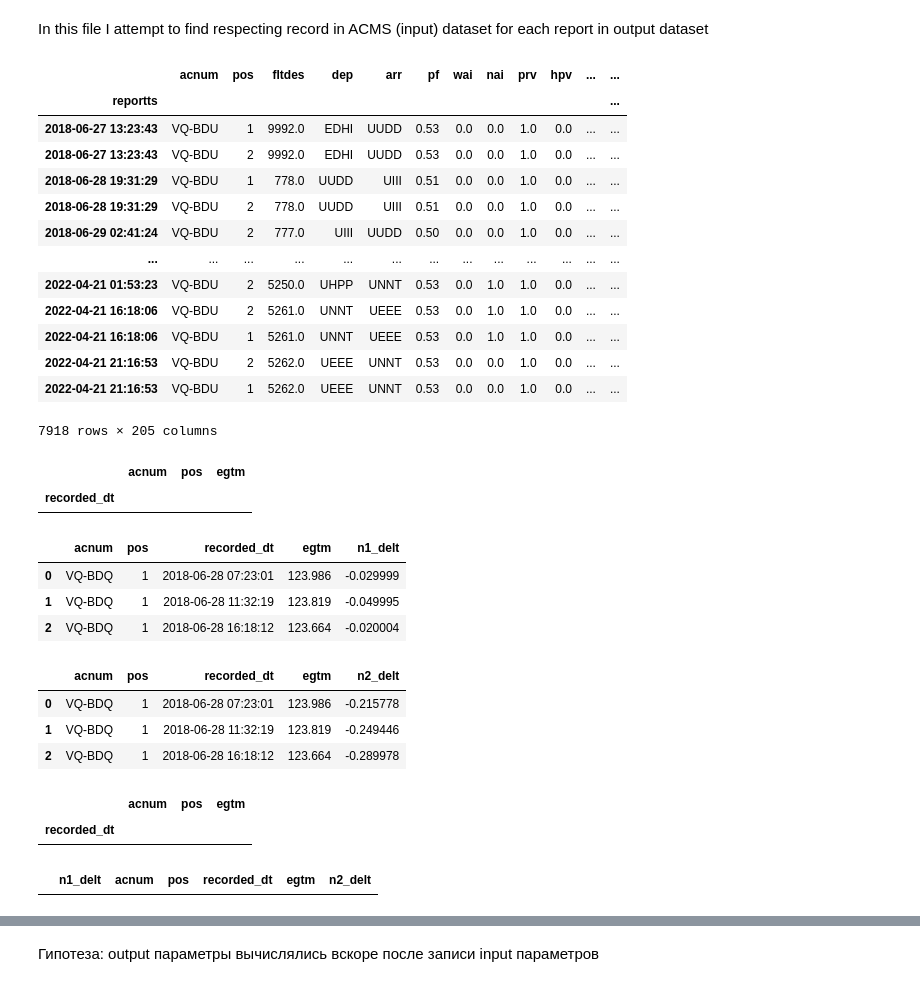
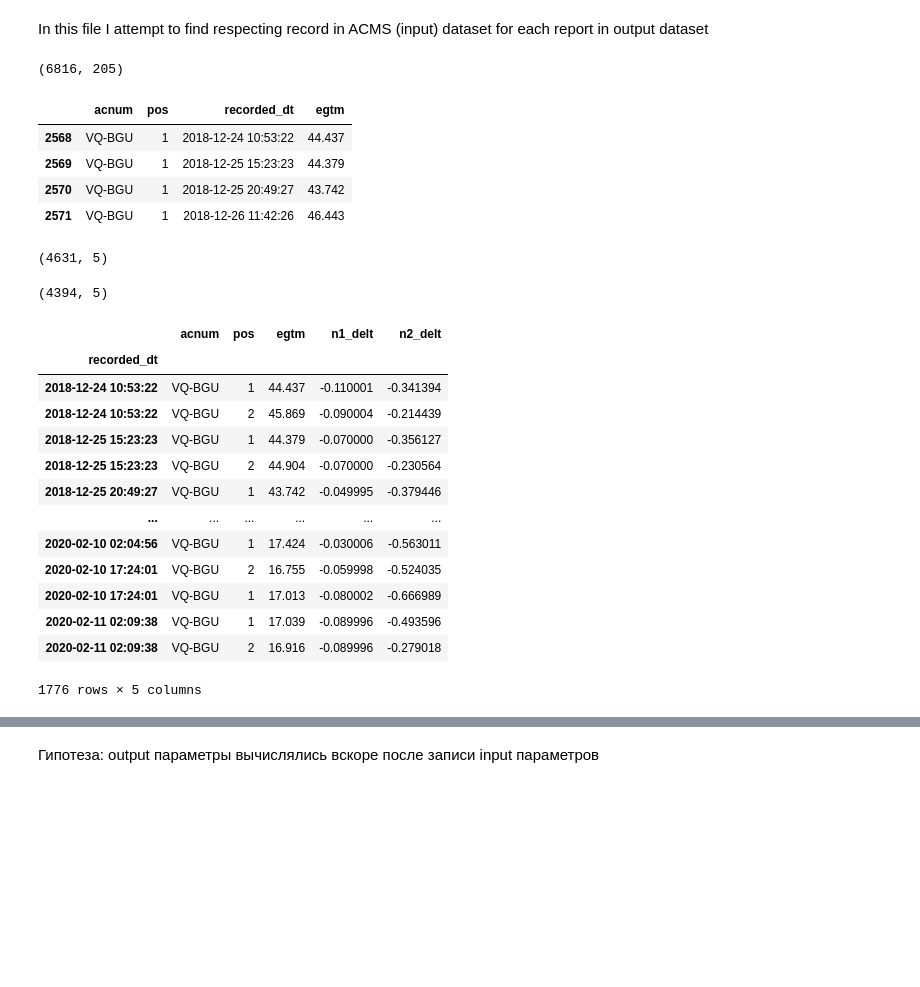
Before and after one commit to skeptlk/ecm, a Jupyter notebook: merge_output_one_to_one.ipynb, the cells around one changed output, grey strips where cells are left out. Saved outputs shown, nothing was run; the diff lists cells and outputs as text; code cells hidden in the pictures; blank space fills up the shorter version.

```diff
--- a/merge_output_one_to_one.ipynb
+++ b/merge_output_one_to_one.ipynb
@@ -4,36 +4,23 @@ In this file I attempt to find respecting record in ACMS (input) dataset for eac
 import matplotlib.pyplot as plt
 import pandas as pd
 # %%
-acms = pd.read_csv('./data/neo_takeoff_202403250023.csv', parse_dates=['reportts'], low_memory=False) \
+acms_full = pd.read_csv('./data/neo_takeoff_202403260034.csv', parse_dates=['reportts'], low_memory=False) \
     .drop(columns=[
         'processedts',
     ])
 
-acnum = 'VQ-BDU'
+acnum = 'VQ-BGU'
 # takeoff_reportname = 'A320 ENGINE TAKE OFF REPORT'
 takeoff_reportname = 'A321 ENGINE TAKE OFF REPORT'
 
-acms = acms[(acms['acnum'] == acnum) & (acms['reportname'] == takeoff_reportname)] \
+acms = acms_full.query(f'acnum=="{acnum}" and reportname=="{takeoff_reportname}"') \
     .drop(columns=['reportname']) \
     .set_index('reportts') \
     .sort_index()
 
-acms
+acms.shape
 # %% [output]
-|  | acnum | pos | fltdes | dep | arr | pf | wai | nai | prv | hpv | ... | ... |
-| reportts |  |  |  |  |  |  |  |  |  |  |  | ... |
-| 2018-06-27 13:23:43 | VQ-BDU | 1 | 9992.0 | EDHI | UUDD | 0.53 | 0.0 | 0.0 | 1.0 | 0.0 | ... | ... |
-| 2018-06-27 13:23:43 | VQ-BDU | 2 | 9992.0 | EDHI | UUDD | 0.53 | 0.0 | 0.0 | 1.0 | 0.0 | ... | ... |
-| 2018-06-28 19:31:29 | VQ-BDU | 1 | 778.0 | UUDD | UIII | 0.51 | 0.0 | 0.0 | 1.0 | 0.0 | ... | ... |
-| 2018-06-28 19:31:29 | VQ-BDU | 2 | 778.0 | UUDD | UIII | 0.51 | 0.0 | 0.0 | 1.0 | 0.0 | ... | ... |
-| 2018-06-29 02:41:24 | VQ-BDU | 2 | 777.0 | UIII | UUDD | 0.50 | 0.0 | 0.0 | 1.0 | 0.0 | ... | ... |
-| ... | ... | ... | ... | ... | ... | ... | ... | ... | ... | ... | ... | ... |
-| 2022-04-21 01:53:23 | VQ-BDU | 2 | 5250.0 | UHPP | UNNT | 0.53 | 0.0 | 1.0 | 1.0 | 0.0 | ... | ... |
-| 2022-04-21 16:18:06 | VQ-BDU | 2 | 5261.0 | UNNT | UEEE | 0.53 | 0.0 | 1.0 | 1.0 | 0.0 | ... | ... |
-| 2022-04-21 16:18:06 | VQ-BDU | 1 | 5261.0 | UNNT | UEEE | 0.53 | 0.0 | 1.0 | 1.0 | 0.0 | ... | ... |
-| 2022-04-21 21:16:53 | VQ-BDU | 2 | 5262.0 | UEEE | UNNT | 0.53 | 0.0 | 0.0 | 1.0 | 0.0 | ... | ... |
-| 2022-04-21 21:16:53 | VQ-BDU | 1 | 5262.0 | UEEE | UNNT | 0.53 | 0.0 | 0.0 | 1.0 | 0.0 | ... | ... |
-7918 rows × 205 columns
+(6816, 205)
 # %%
 egtm_raw = pd.read_csv('./data/EGTM.csv', parse_dates=['RECORDED_DT']) \
     .drop(columns=['ESN']) \
@@ -47,14 +34,15 @@ egtm_raw = pd.read_csv('./data/EGTM.csv', parse_dates=['RECORDED_DT']) \
 
 egtm_raw['recorded_dt'] = pd.to_datetime(egtm_raw['recorded_dt'], format='%m/%d/%Y %I:%M:%S', errors='raise')
 
-egtm = egtm_raw[(egtm_raw['acnum'] == acnum)] \
-    .set_index('recorded_dt') \
-    .sort_index()
+egtm = egtm_raw[(egtm_raw['acnum'] == acnum)]
 
 egtm.head(4)
 # %% [output]
-|  | acnum | pos | egtm |
-| recorded_dt |  |  |  |
+|  | acnum | pos | recorded_dt | egtm |
+| 2568 | VQ-BGU | 1 | 2018-12-24 10:53:22 | 44.437 |
+| 2569 | VQ-BGU | 1 | 2018-12-25 15:23:23 | 44.379 |
+| 2570 | VQ-BGU | 1 | 2018-12-25 20:49:27 | 43.742 |
+| 2571 | VQ-BGU | 1 | 2018-12-26 11:42:26 | 46.443 |
 # %%
 n1_raw = pd.read_csv('./data/Data N1.csv', parse_dates=['RECORDED_DT']) \
     .drop(columns=['ESN']) \
@@ -67,12 +55,9 @@ n1_raw = pd.read_csv('./data/Data N1.csv', parse_dates=['RECORDED_DT']) \
     }) \
     .loc[:, :'n1_delt']
 
-n1_raw.head(3)
+n1_raw.shape
 # %% [output]
-|  | acnum | pos | recorded_dt | egtm | n1_delt |
-| 0 | VQ-BDQ | 1 | 2018-06-28 07:23:01 | 123.986 | -0.029999 |
-| 1 | VQ-BDQ | 1 | 2018-06-28 11:32:19 | 123.819 | -0.049995 |
-| 2 | VQ-BDQ | 1 | 2018-06-28 16:18:12 | 123.664 | -0.020004 |
+(4631, 5)
 # %%
 n2_raw = pd.read_csv('./data/Data N2.csv', parse_dates=['RECORDED_DT']) \
     .drop(columns=['ESN', 'ACC Valve Tprq mtr curr']) \
@@ -85,23 +70,31 @@ n2_raw = pd.read_csv('./data/Data N2.csv', parse_dates=['RECORDED_DT']) \
     }) \
     .loc[:, :'n2_delt']
 
-n2_raw.head(3)
+n2_raw.shape
 # %% [output]
-|  | acnum | pos | recorded_dt | egtm | n2_delt |
-| 0 | VQ-BDQ | 1 | 2018-06-28 07:23:01 | 123.986 | -0.215778 |
-| 1 | VQ-BDQ | 1 | 2018-06-28 11:32:19 | 123.819 | -0.249446 |
-| 2 | VQ-BDQ | 1 | 2018-06-28 16:18:12 | 123.664 | -0.289978 |
+(4394, 5)
-# %%
-egtm
-# %% [output]
-|  | acnum | pos | egtm |
-| recorded_dt |  |  |  |
 # %%
-egtm = pd.merge(egtm, n1_raw, on=['acnum', 'pos', 'egtm', 'recorded_dt'])
-egtm = pd.merge(egtm, n2_raw, on=['acnum', 'pos', 'egtm', 'recorded_dt'])
+if 'n1_delt' not in egtm.columns:
+  egtm = pd.merge(egtm, n1_raw, on=['acnum', 'pos', 'egtm', 'recorded_dt'])
+if 'n2_delt' not in egtm.columns:
+  egtm = pd.merge(egtm, n2_raw, on=['acnum', 'pos', 'egtm', 'recorded_dt'])
+egtm = egtm.set_index('recorded_dt').sort_index()
 egtm
 # %% [output]
-|  | n1_delt | acnum | pos | recorded_dt | egtm | n2_delt |
+|  | acnum | pos | egtm | n1_delt | n2_delt |
+| recorded_dt |  |  |  |  |  |
+| 2018-12-24 10:53:22 | VQ-BGU | 1 | 44.437 | -0.110001 | -0.341394 |
+| 2018-12-24 10:53:22 | VQ-BGU | 2 | 45.869 | -0.090004 | -0.214439 |
+| 2018-12-25 15:23:23 | VQ-BGU | 1 | 44.379 | -0.070000 | -0.356127 |
+| 2018-12-25 15:23:23 | VQ-BGU | 2 | 44.904 | -0.070000 | -0.230564 |
+| 2018-12-25 20:49:27 | VQ-BGU | 1 | 43.742 | -0.049995 | -0.379446 |
+| ... | ... | ... | ... | ... | ... |
+| 2020-02-10 02:04:56 | VQ-BGU | 1 | 17.424 | -0.030006 | -0.563011 |
+| 2020-02-10 17:24:01 | VQ-BGU | 2 | 16.755 | -0.059998 | -0.524035 |
+| 2020-02-10 17:24:01 | VQ-BGU | 1 | 17.013 | -0.080002 | -0.666989 |
+| 2020-02-11 02:09:38 | VQ-BGU | 1 | 17.039 | -0.089996 | -0.493596 |
+| 2020-02-11 02:09:38 | VQ-BGU | 2 | 16.916 | -0.089996 | -0.279018 |
+1776 rows × 5 columns
 # %%
 acms_filtered = acms[
     (pd.to_datetime(acms.index).year == 2019) &
```
Also changed, not shown: parts of 9 cells of this notebook, 3 other files.
